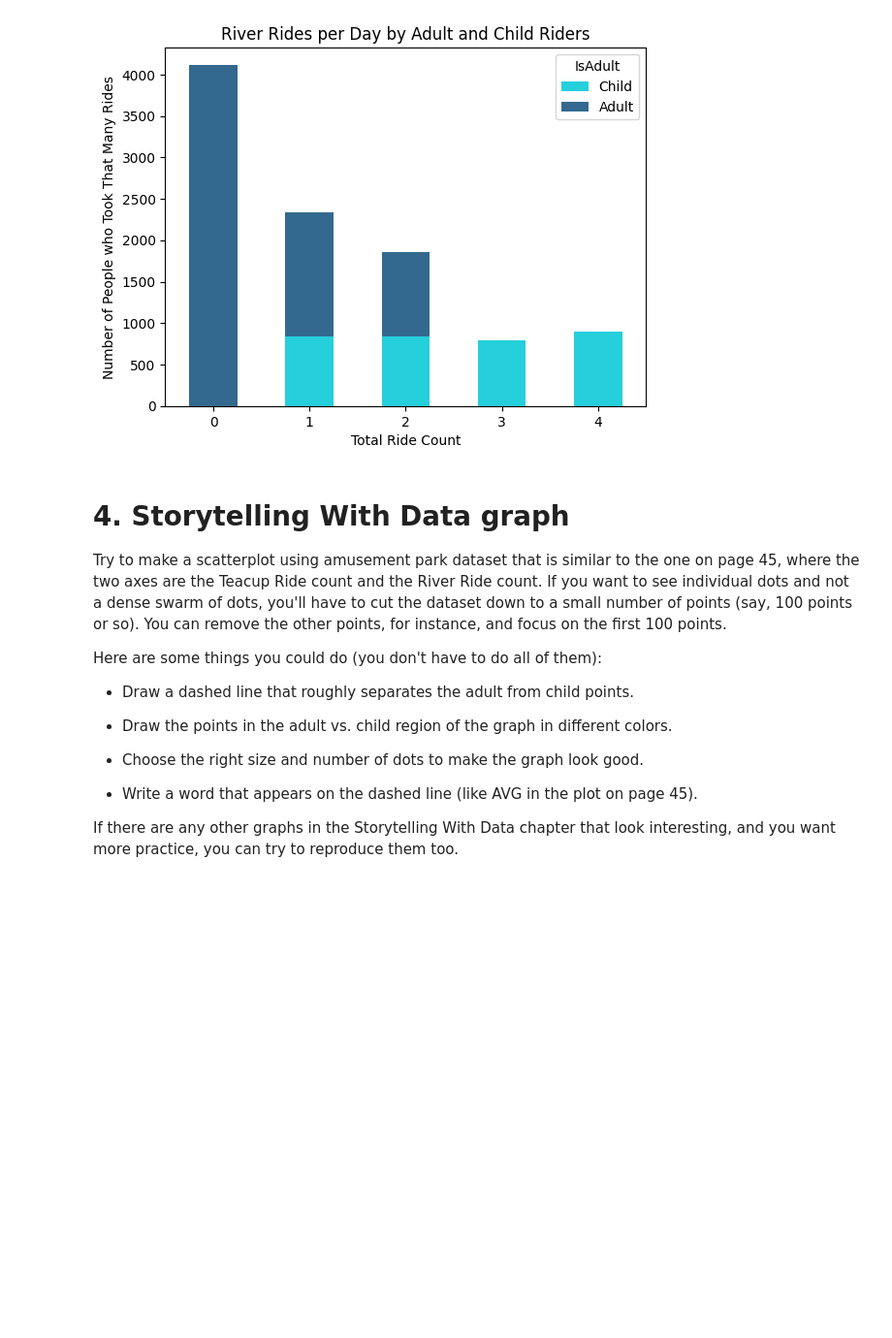
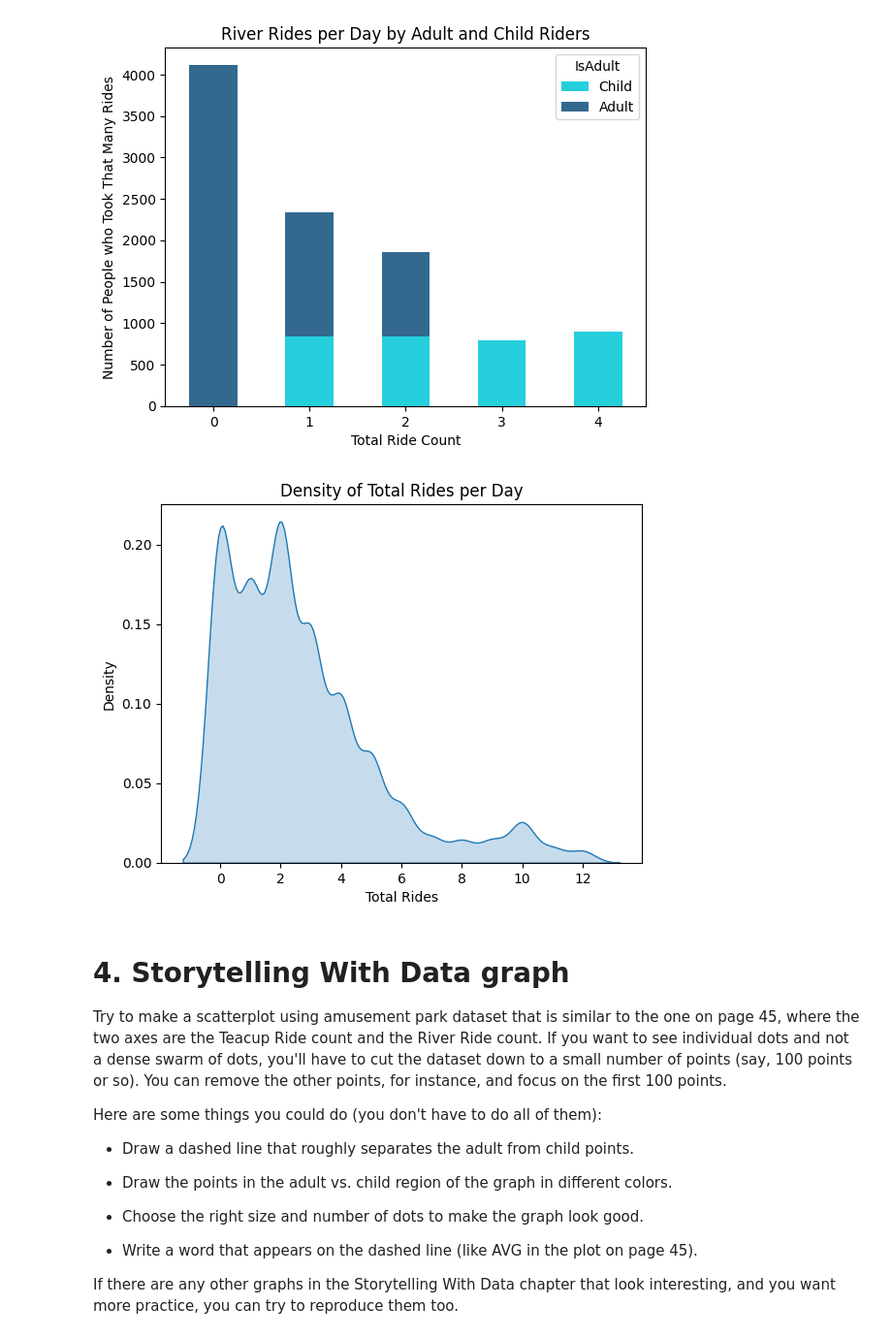
Before and after one commit to JonG-2025/Module-B-semester-2, a Jupyter notebook: Week3.ipynb, the cells around one changed output. Shown at 97% size. Saved outputs shown, nothing was run; the diff lists cells and outputs as text; code cells hidden in the pictures; blank space fills up the shorter version.

```diff
--- a/Week3.ipynb
+++ b/Week3.ipynb
@@ -500,6 +500,15 @@ plt.show()
 # %% [output]
 <Figure size 640x480 with 0 Axes>
 [figure]
+# %%
+#8
+sns.kdeplot(total_per_day, fill=True)
+plt.title("Density of Total Rides per Day")
+plt.xlabel("Total Rides")
+plt.ylabel("Density")
+plt.show()
+# %% [output]
+[figure, added]
 # %% [markdown]
 # 4. Storytelling With Data graph
 
```
